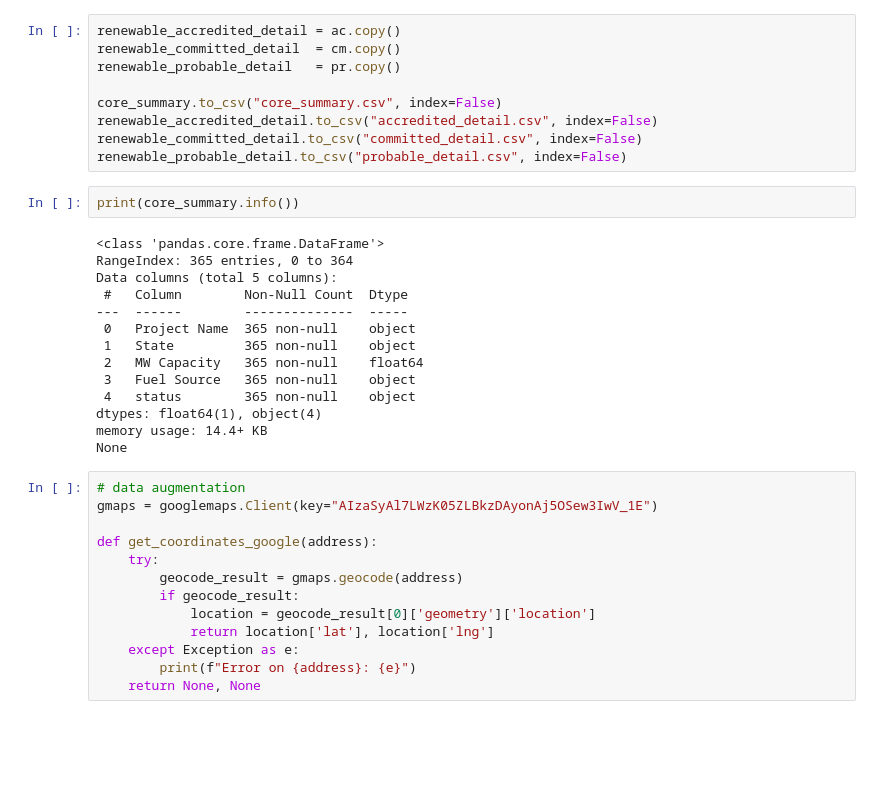
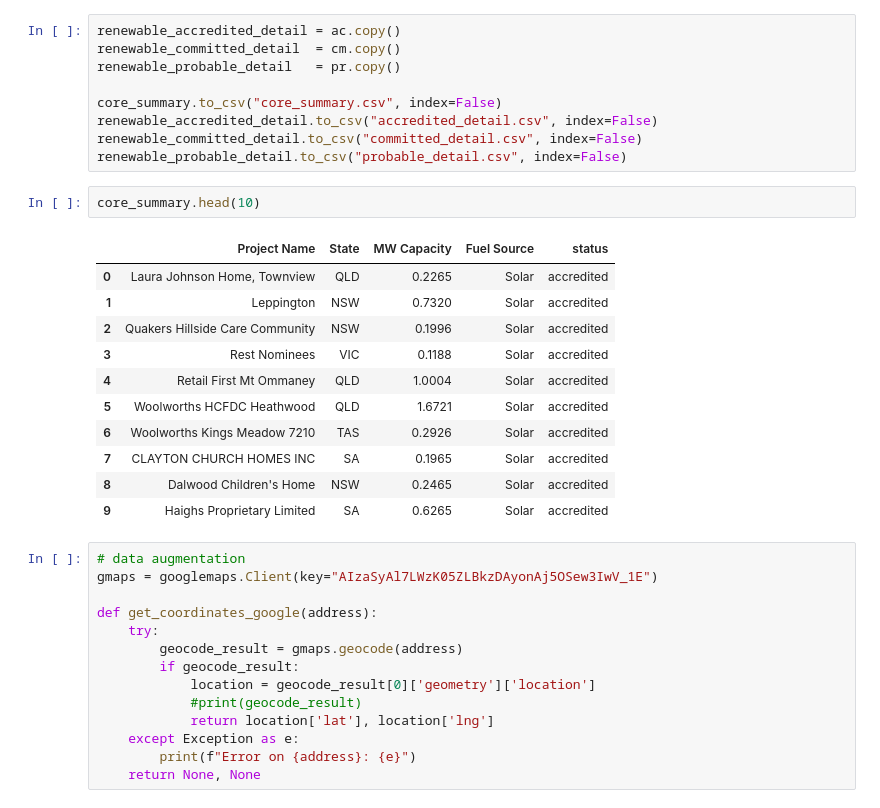
Before and after one commit to joelkurien/COMP5339Assignment, a Jupyter notebook: COMP5339_Ass1.ipynb, the cells around one changed output. Drawn from its saved outputs; the diff is of its cells as text; blank space fills up the shorter version.

```diff
--- a/COMP5339_Ass1.ipynb
+++ b/COMP5339_Ass1.ipynb
@@ -201,21 +221,19 @@ renewable_accredited_detail.to_csv("accredited_detail.csv", index=False)
 renewable_committed_detail.to_csv("committed_detail.csv", index=False)
 renewable_probable_detail.to_csv("probable_detail.csv", index=False)
 # %%
-print(core_summary.info())
+core_summary.head(10)
 # %% [output]
-<class 'pandas.core.frame.DataFrame'>
-RangeIndex: 365 entries, 0 to 364
-Data columns (total 5 columns):
- #   Column        Non-Null Count  Dtype
----  ------        --------------  -----
- 0   Project Name  365 non-null    object
- 1   State         365 non-null    object
- 2   MW Capacity   365 non-null    float64
- 3   Fuel Source   365 non-null    object
- 4   status        365 non-null    object
-dtypes: float64(1), object(4)
-memory usage: 14.4+ KB
-None
+|  | Project Name | State | MW Capacity | Fuel Source | status |
+| 0 | Laura Johnson Home, Townview | QLD | 0.2265 | Solar | accredited |
+| 1 | Leppington | NSW | 0.7320 | Solar | accredited |
+| 2 | Quakers Hillside Care Community | NSW | 0.1996 | Solar | accredited |
+| 3 | Rest Nominees | VIC | 0.1188 | Solar | accredited |
+| 4 | Retail First Mt Ommaney | QLD | 1.0004 | Solar | accredited |
+| 5 | Woolworths HCFDC Heathwood | QLD | 1.6721 | Solar | accredited |
+| 6 | Woolworths Kings Meadow 7210 | TAS | 0.2926 | Solar | accredited |
+| 7 | CLAYTON CHURCH HOMES INC | SA | 0.1965 | Solar | accredited |
+| 8 | Dalwood Children's Home | NSW | 0.2465 | Solar | accredited |
+| 9 | Haighs Proprietary Limited | SA | 0.6265 | Solar | accredited |
 # %%
 # data augmentation
 gmaps = googlemaps.Client(key="AIzaSyAl7LWzK05ZLBkzDAyonAj5OSew3IwV_1E")
@@ -225,6 +243,7 @@ def get_coordinates_google(address):
         geocode_result = gmaps.geocode(address)
         if geocode_result:
             location = geocode_result[0]['geometry']['location']
+            #print(geocode_result)
             return location['lat'], location['lng']
     except Exception as e:
         print(f"Error on {address}: {e}")
```
Also changed, not shown: parts of 31 cells of this notebook.
